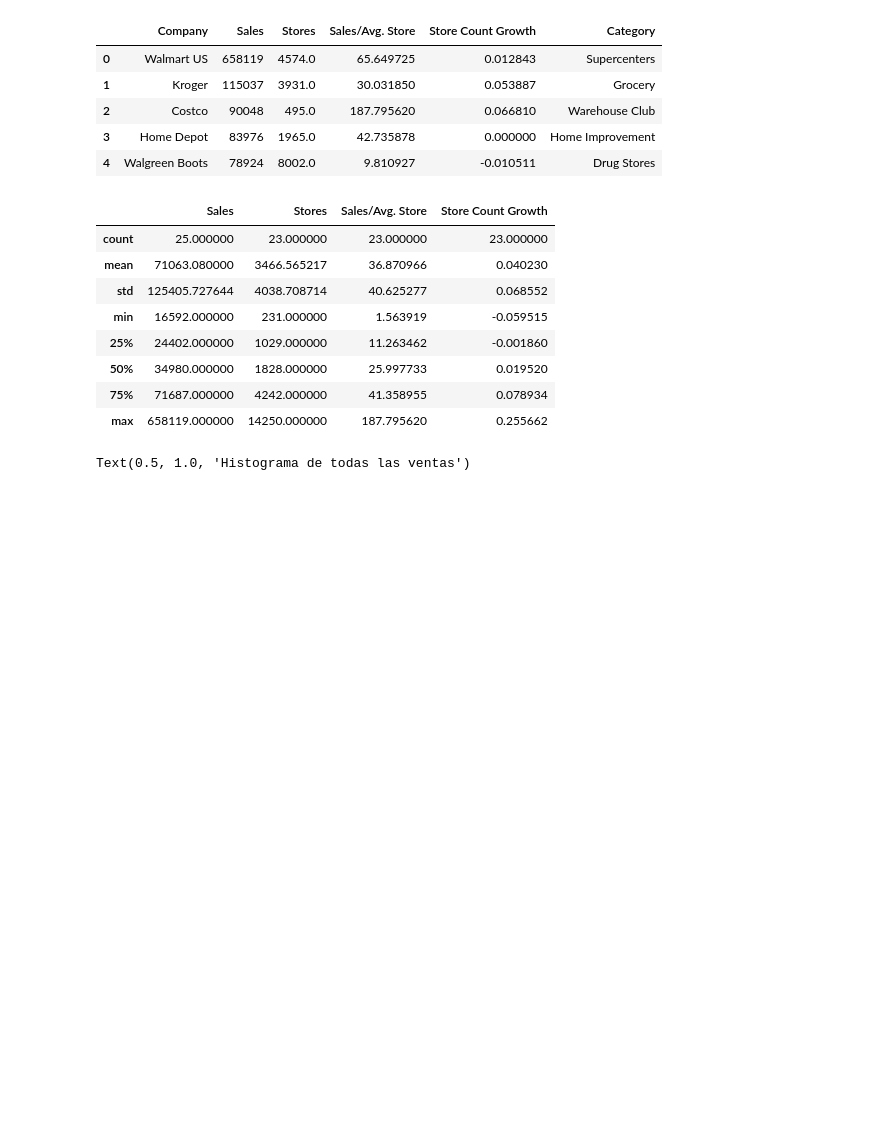
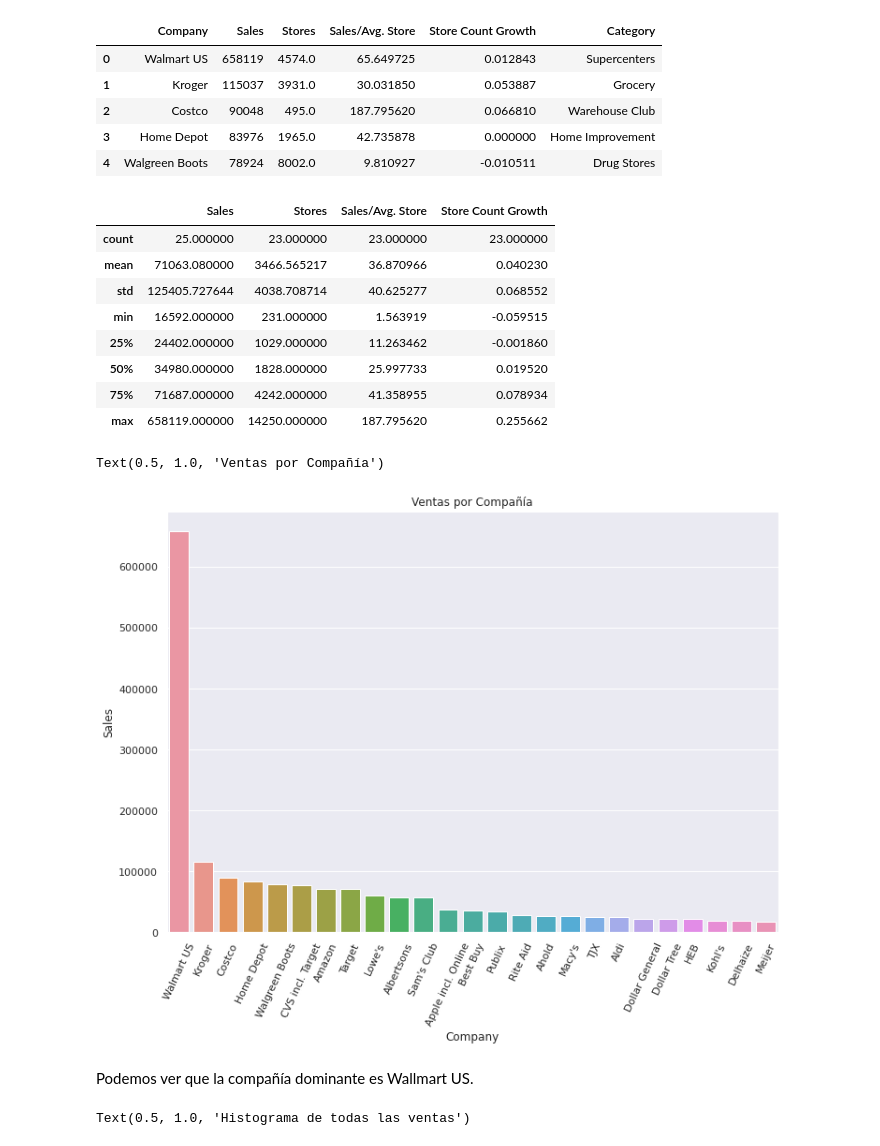
Before and after one commit to LuisReyes98/platzi-datacademy-proyecto, a Jupyter notebook: proyecto_datacademy.ipynb, the cells around one changed output. Drawn from its saved outputs; the diff is of its cells as text; code cells hidden in the pictures; blank space fills up the shorter version.

```diff
--- a/proyecto_datacademy.ipynb
+++ b/proyecto_datacademy.ipynb
@@ -137,6 +137,20 @@ df.describe()
 | 50% | 34980.000000 | 1828.000000 | 25.997733 | 0.019520 |
 | 75% | 71687.000000 | 4242.000000 | 41.358955 | 0.078934 |
 | max | 658119.000000 | 14250.000000 | 187.795620 | 0.255662 |
+# %%
+chart = sns.barplot(
+    x=df['Company'],
+    y=df['Sales'],
+)
+
+for item in chart.get_xticklabels():
+    item.set_rotation(65)
+chart.set_title('Ventas por Compañía')
+# %% [output]
+Text(0.5, 1.0, 'Ventas por Compañía')
+[figure, added]
+# %% [markdown]
+Podemos ver que la compañía dominante es Wallmart US.
 # %%
 sns.set(rc={'figure.figsize': (11.7, 8.27)})
 chart = sns.histplot(x=df['Sales'])
```
Also changed, not shown: parts of 7 cells of this notebook.
